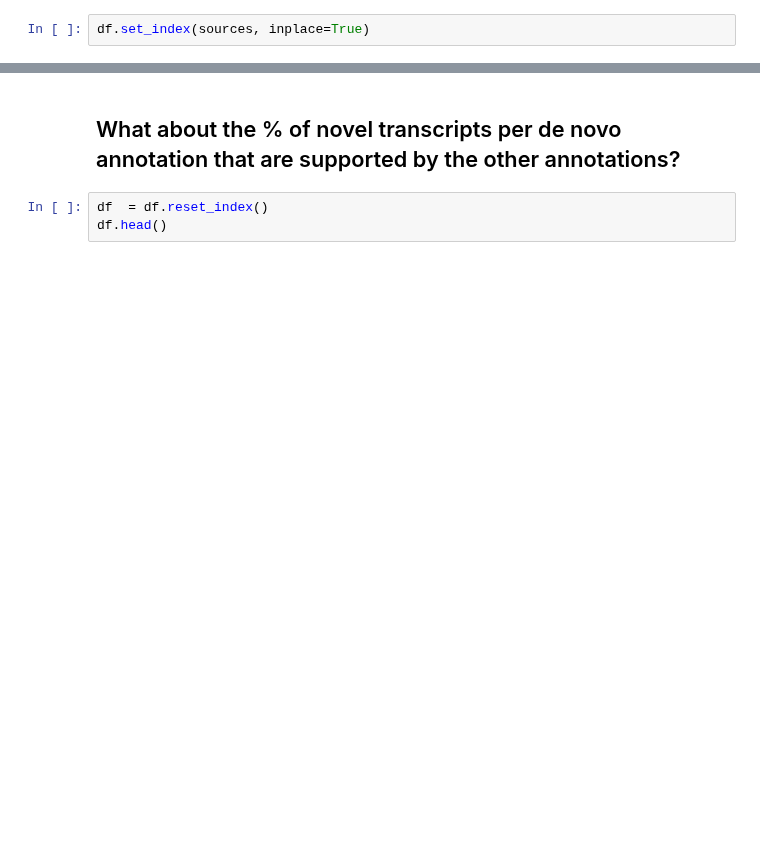
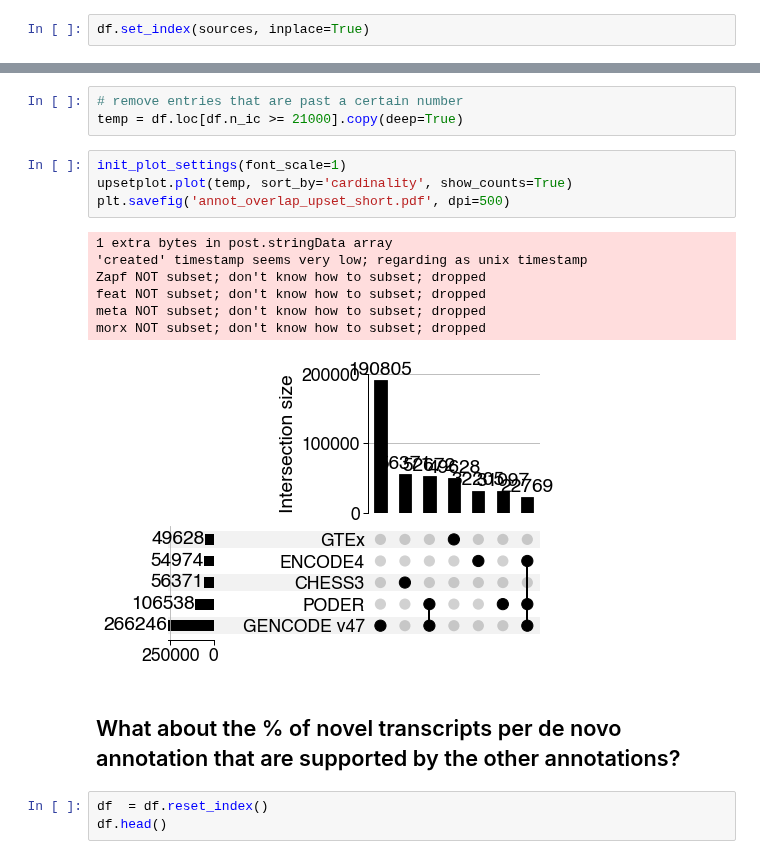
Before and after one commit to fairliereese/240903_pt, a Jupyter notebook: analysis/figure_characterize_poder/compare_annotation_to_external.ipynb, the cells around one changed output, grey strips where cells are left out. Cells and saved outputs as stored; diff of their text form; blank space fills up the shorter version.

```diff
--- a/analysis/figure_characterize_poder/compare_annotation_to_external.ipynb
+++ b/analysis/figure_characterize_poder/compare_annotation_to_external.ipynb
@@ -89,3 +100,18 @@ upsetplot.plot(df, sort_by='cardinality', show_counts=True)
+# %%
+# remove entries that are past a certain number
+temp = df.loc[df.n_ic >= 21000].copy(deep=True)
+# %%
+init_plot_settings(font_scale=1)
+upsetplot.plot(temp, sort_by='cardinality', show_counts=True)
+plt.savefig('annot_overlap_upset_short.pdf', dpi=500)
+# %% [output]
+1 extra bytes in post.stringData array
+'created' timestamp seems very low; regarding as unix timestamp
+Zapf NOT subset; don't know how to subset; dropped
+feat NOT subset; don't know how to subset; dropped
+meta NOT subset; don't know how to subset; dropped
+morx NOT subset; don't know how to subset; dropped
+[figure, added]
 # %% [markdown]
 ## What about the % of novel transcripts per de novo annotation that are supported by the other annotations?
 # %%
```
Also changed, not shown: parts of 2 cells of this notebook, 3 other files.
